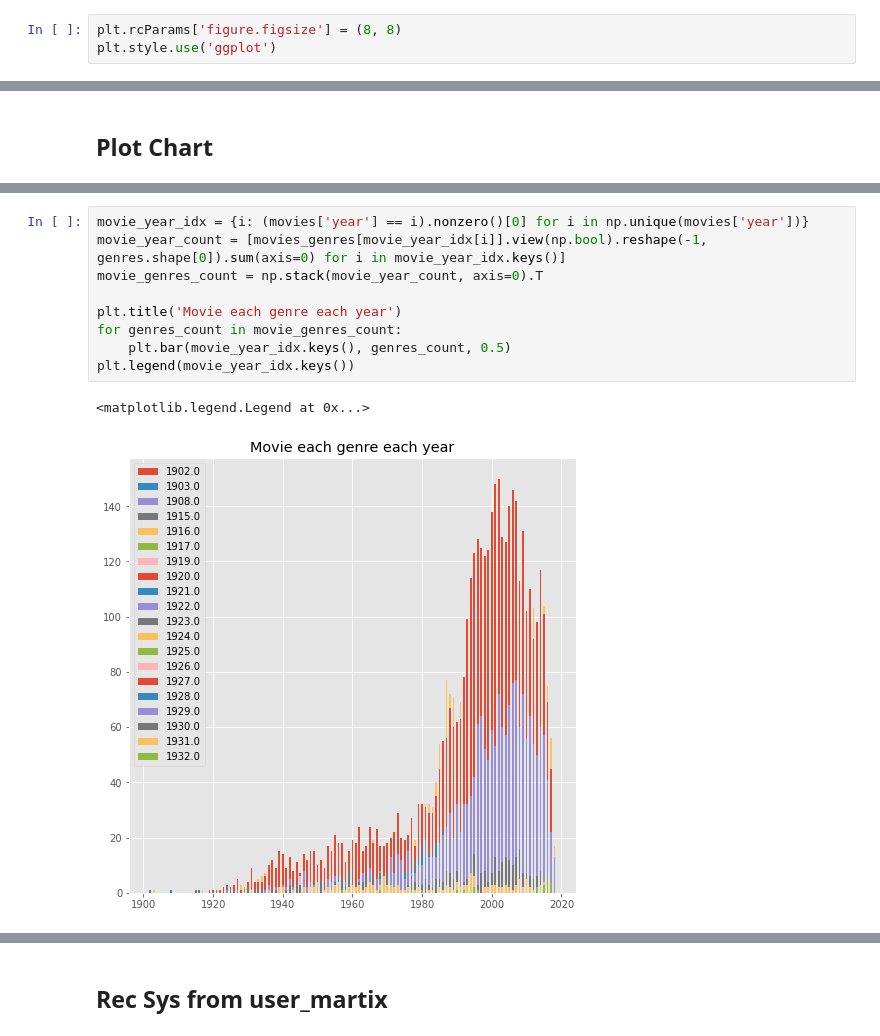
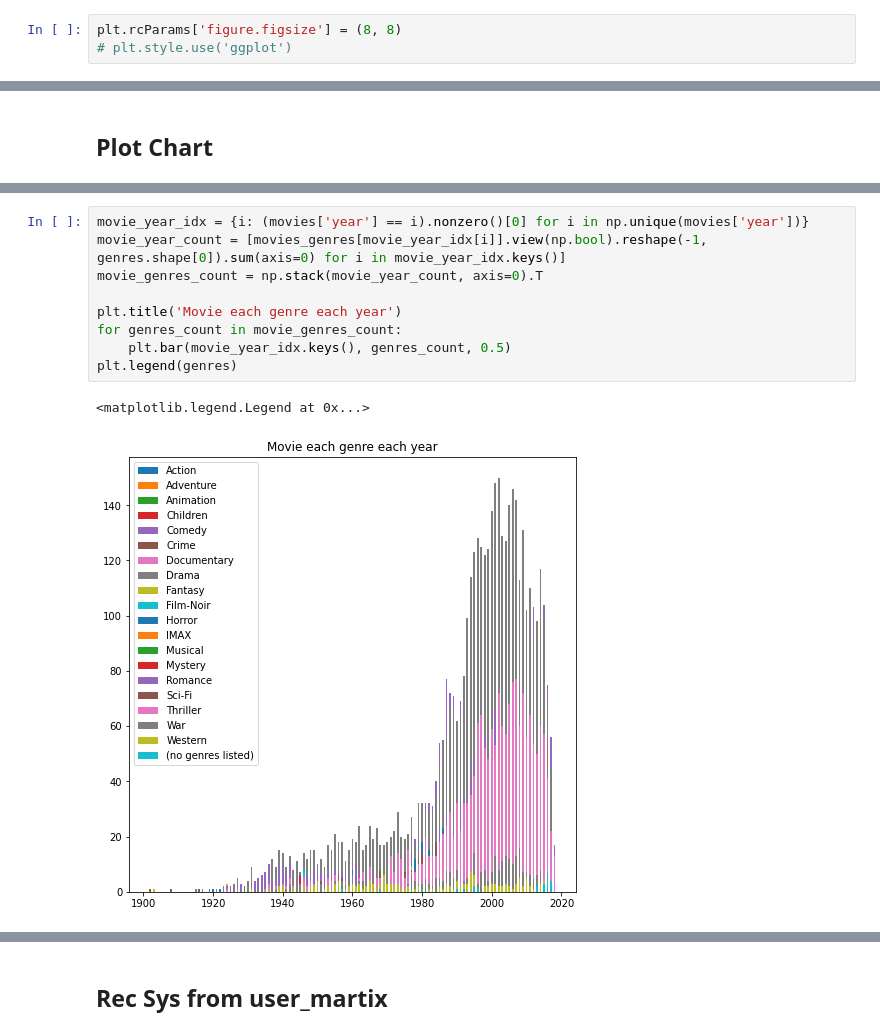
Before and after one commit to bdintu/machine-learning, a Jupyter notebook: lab4/lab4.ipynb, the cells around one changed output, grey strips where cells are left out. Cells and saved outputs as stored; diff of their text form.

```diff
--- a/lab4/lab4.ipynb
+++ b/lab4/lab4.ipynb
@@ -13,7 +14,7 @@ from sklearn.cluster import KMeans
 from sklearn.mixture import GaussianMixture
 # %%
 plt.rcParams['figure.figsize'] = (8, 8)
-plt.style.use('ggplot')
+# plt.style.use('ggplot')
 # %%
 dir = 'ml-latest-small'
 genres = np.array(['Action', 'Adventure', 'Animation', "Children", 'Comedy', 'Crime', 'Documentary', 'Drama', 'Fantasy', 'Film-Noir', 'Horror', 'IMAX', 'Musical', 'Mystery', 'Romance', 'Sci-Fi', 'Thriller', 'War', 'Western', '(no genres listed)'])
@@ -123,13 +119,13 @@ plt.bar(genres, genres_count)
 # %%
 movie_year_idx = {i: (movies['year'] == i).nonzero()[0] for i in np.unique(movies['year'])}
 movie_year_count = [movies_genres[movie_year_idx[i]].view(np.bool).reshape(-1, genres.shape[0]).sum(axis=0) for i in movie_year_idx.keys()]
 movie_genres_count = np.stack(movie_year_count, axis=0).T
 
 plt.title('Movie each genre each year')
 for genres_count in movie_genres_count:
     plt.bar(movie_year_idx.keys(), genres_count, 0.5)
-plt.legend(movie_year_idx.keys())
+plt.legend(genres)
 # %% [output]
 <matplotlib.legend.Legend at 0x...>
-[figure, old version]
+[figure, new version]
 # %%
```
Also changed, not shown: parts of 33 cells of this notebook.
